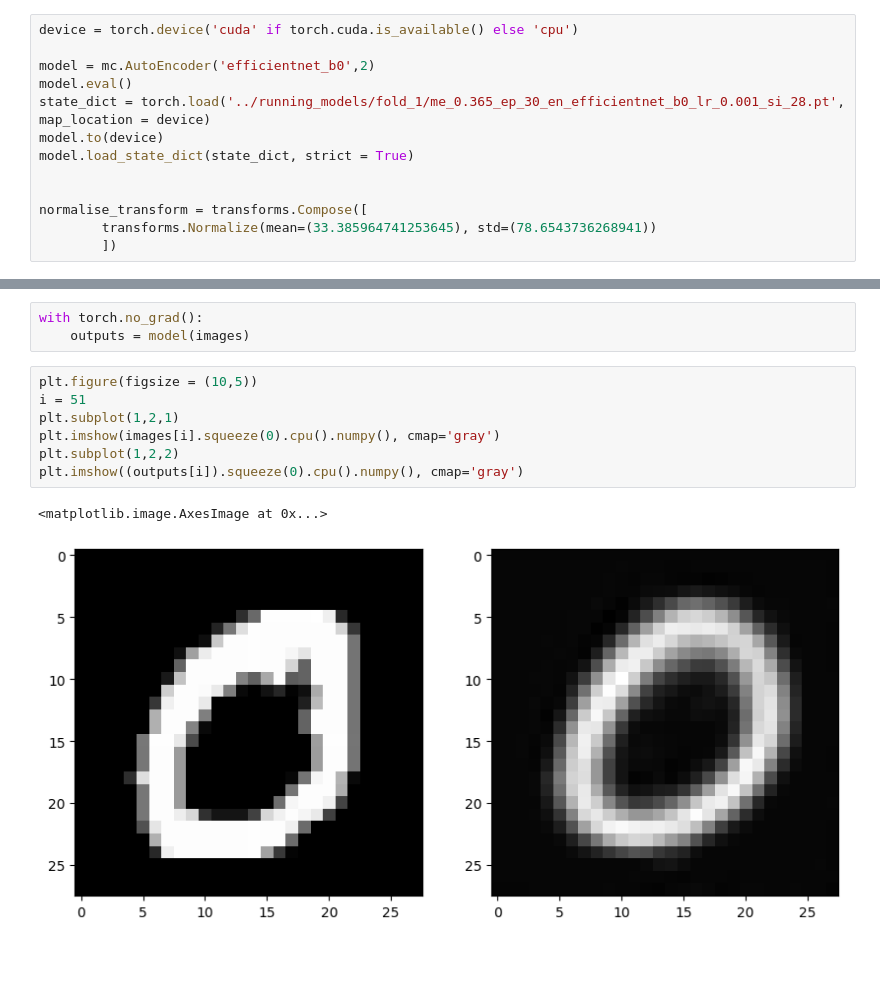
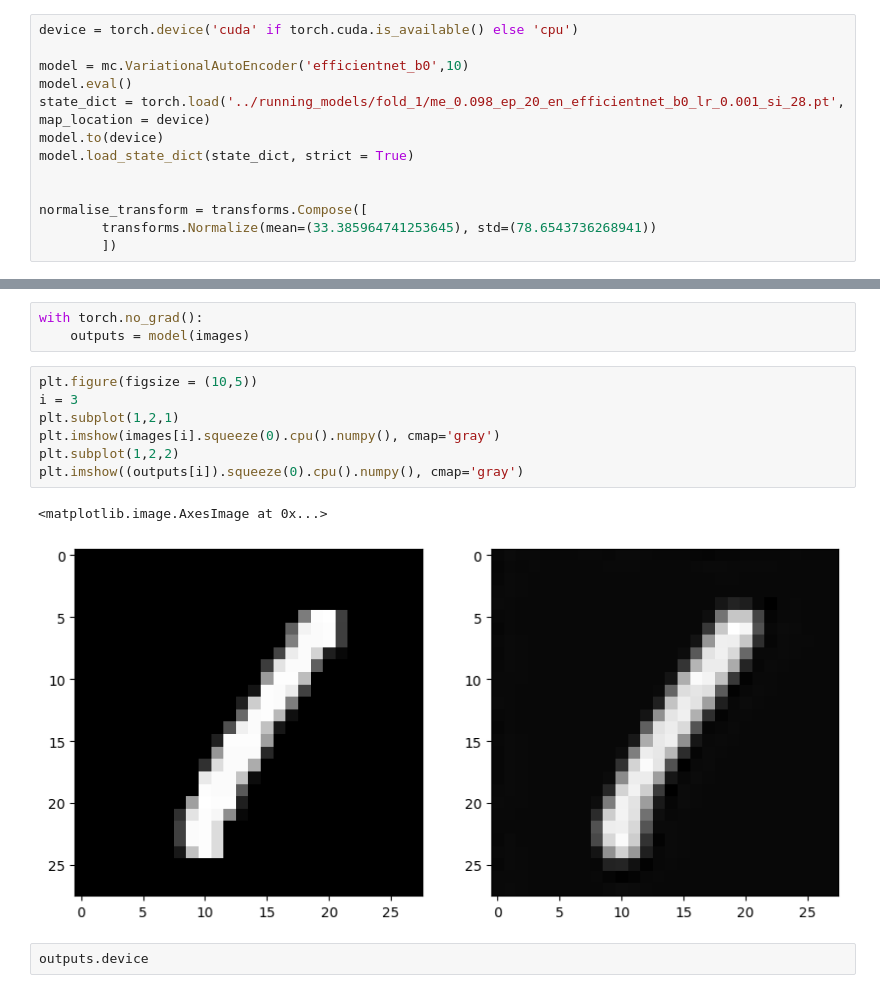
Before and after one commit to JeanMartens/generate-hand-videos-with-beta-VAE, a Jupyter notebook: notebooks/explore.ipynb, the cells around one changed output, grey strips where cells are left out. Cells and saved outputs as stored; diff of their text form; blank space fills up the shorter version.

```diff
--- a/notebooks/explore.ipynb
+++ b/notebooks/explore.ipynb
@@ -21,9 +21,9 @@ from stratified_kfold_loaders import *
 # %%
 device = torch.device('cuda' if torch.cuda.is_available() else 'cpu')
 
-model = mc.AutoEncoder('efficientnet_b0',2)
+model = mc.VariationalAutoEncoder('efficientnet_b0',10)
 model.eval()
-state_dict = torch.load('../running_models/fold_1/me_0.365_ep_30_en_efficientnet_b0_lr_0.001_si_28.pt', map_location = device)
+state_dict = torch.load('../running_models/fold_1/me_0.098_ep_20_en_efficientnet_b0_lr_0.001_si_28.pt', map_location = device)
 model.to(device)
 model.load_state_dict(state_dict, strict = True)
 
@@ -42,11 +42,13 @@ with torch.no_grad():
     outputs = model(images)
 # %%
 plt.figure(figsize = (10,5))
-i = 51
+i = 3
 plt.subplot(1,2,1)
 plt.imshow(images[i].squeeze(0).cpu().numpy(), cmap='gray')
 plt.subplot(1,2,2)
 plt.imshow((outputs[i]).squeeze(0).cpu().numpy(), cmap='gray')
 # %% [output]
 <matplotlib.image.AxesImage at 0x...>
-[figure, old version]
+[figure, new version]
+# %%
+outputs.device
```
Also changed, not shown: 8 other files.
